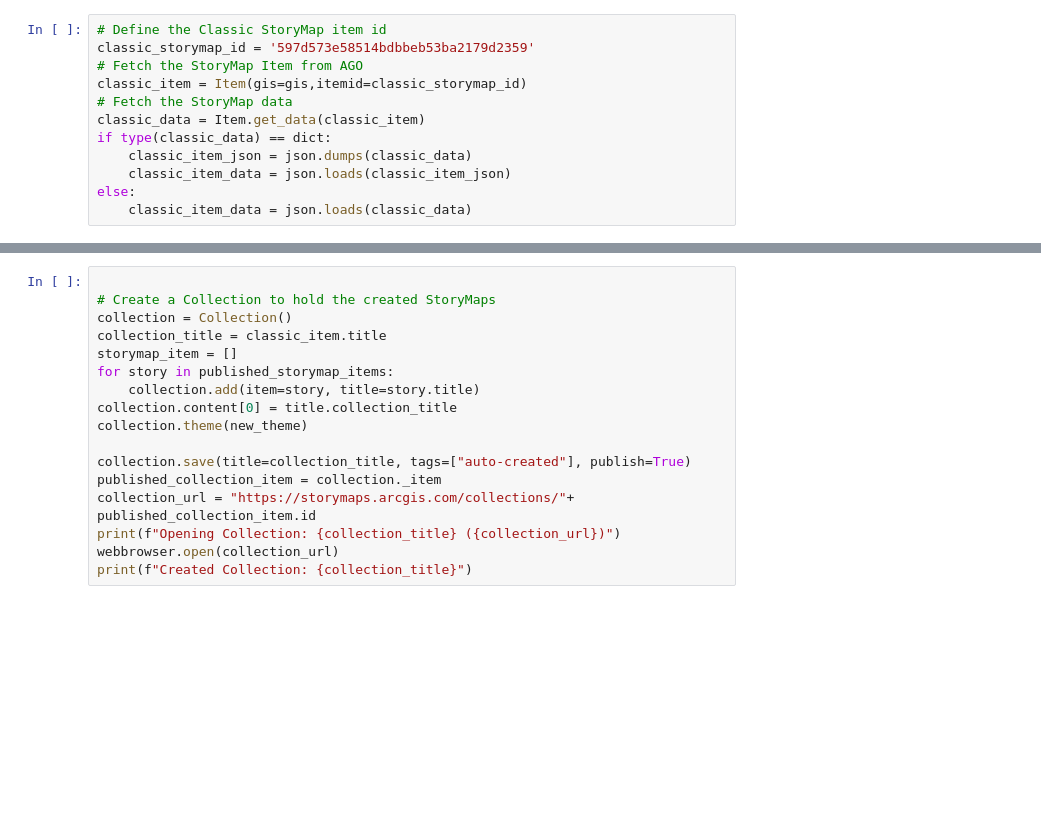
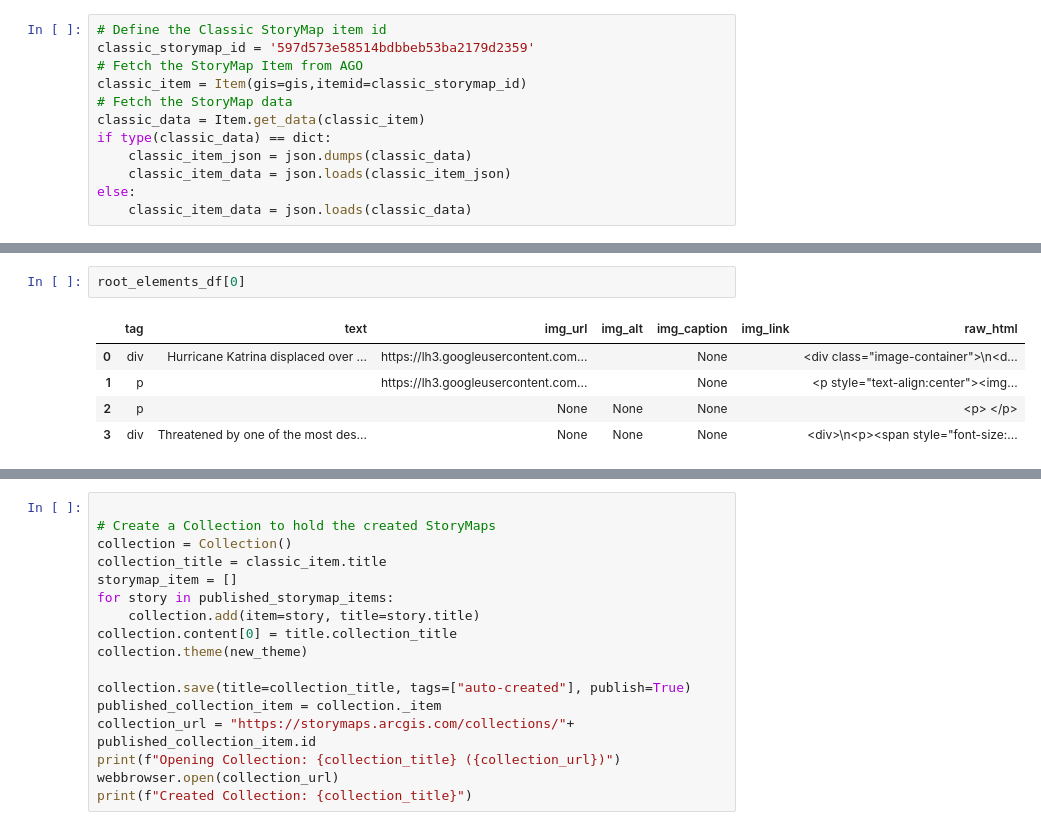
Before and after one commit to dasbury-esri/ArcGIS-StoryMaps-Convert-Classic-Esri-Story-Map-Series-to-AGSM-Collection, a Jupyter notebook: Create ArcGIS StoryMap via Python module2.ipynb, the cells around one changed output, grey strips where cells are left out. Saved outputs shown, nothing was run; the diff lists cells and outputs as text; blank space fills up the shorter version.

```diff
--- a/Create ArcGIS StoryMap via Python module2.ipynb
+++ b/Create ArcGIS StoryMap via Python module2.ipynb
@@ -484,0 +374,8 @@ print("Resuming code execution.")
+# %%
+root_elements_df[0]
+# %% [output]
+|  | tag | text | img_url | img_alt | img_caption | img_link | raw_html |
+| 0 | div | Hurricane Katrina displaced over ... | https://lh3.googleusercontent.com... |  | None |  | <div class="image-container">\n<d... |
+| 1 | p |  | https://lh3.googleusercontent.com... |  | None |  | <p style="text-align:center"><img... |
+| 2 | p |  | None | None | None |  | <p> </p> |
+| 3 | div | Threatened by one of the most des... | None | None | None |  | <div>\n<p><span style="font-size:... |
```
Also changed, not shown: parts of 8 cells of this notebook.
